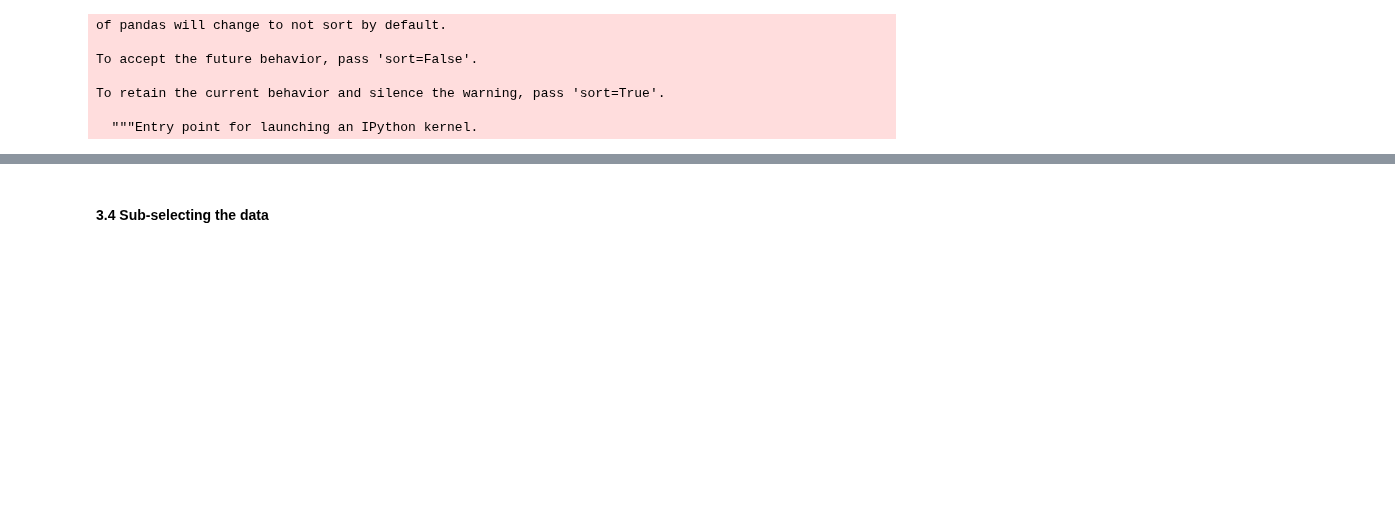
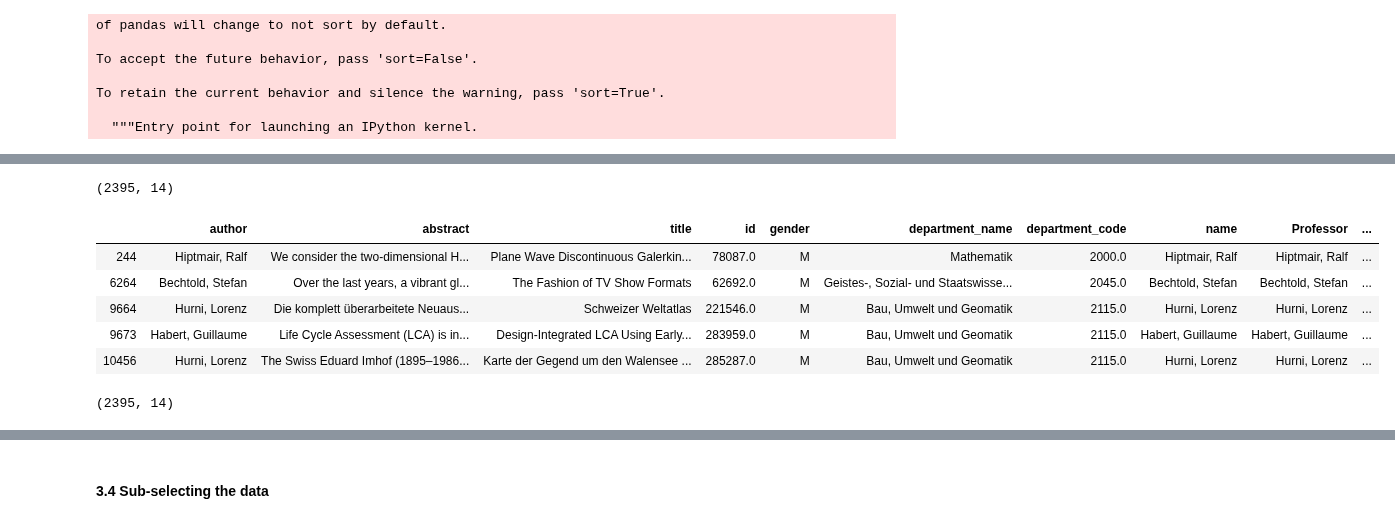
Before and after one commit to GiuliaLanzillotta/ETH_SEARCH, a Jupyter notebook: Data import.ipynb, the cells around one changed output, grey strips where cells are left out. Cells and saved outputs as stored; diff of their text form; code cells hidden in the pictures; blank space fills up the shorter version.

```diff
--- a/Data import.ipynb
+++ b/Data import.ipynb
@@ -398,0 +412,21 @@ rc_m_full.head(30)
+# %%
+rc_m_dept = rc_m_unique[rc_m_unique['department_name'].notna()]
+# %%
+rc_m_dept.shape
+# %% [output]
+(2395, 14)
+# %%
+rc_m_unique = rc_m_dept.drop_duplicates(subset = ['department_name','id'], keep = 'first')
+# %%
+rc_m_unique.head()
+# %% [output]
+|  | author | abstract | title | id | gender | department_name | department_code | name | Professor | ... |
+| 244 | Hiptmair, Ralf | We consider the two-dimensional H... | Plane Wave Discontinuous Galerkin... | 78087.0 | M | Mathematik | 2000.0 | Hiptmair, Ralf | Hiptmair, Ralf | ... |
+| 6264 | Bechtold, Stefan | Over the last years, a vibrant gl... | The Fashion of TV Show Formats | 62692.0 | M | Geistes-, Sozial- und Staatswisse... | 2045.0 | Bechtold, Stefan | Bechtold, Stefan | ... |
+| 9664 | Hurni, Lorenz | Die komplett überarbeitete Neuaus... | Schweizer Weltatlas | 221546.0 | M | Bau, Umwelt und Geomatik | 2115.0 | Hurni, Lorenz | Hurni, Lorenz | ... |
+| 9673 | Habert, Guillaume | Life Cycle Assessment (LCA) is in... | Design-Integrated LCA Using Early... | 283959.0 | M | Bau, Umwelt und Geomatik | 2115.0 | Habert, Guillaume | Habert, Guillaume | ... |
+| 10456 | Hurni, Lorenz | The Swiss Eduard Imhof (1895–1986... | Karte der Gegend um den Walensee ... | 285287.0 | M | Bau, Umwelt und Geomatik | 2115.0 | Hurni, Lorenz | Hurni, Lorenz | ... |
+# %%
+rc_m_unique.shape
+# %% [output]
+(2395, 14)
```
Also changed, not shown: parts of 17 cells of this notebook.
